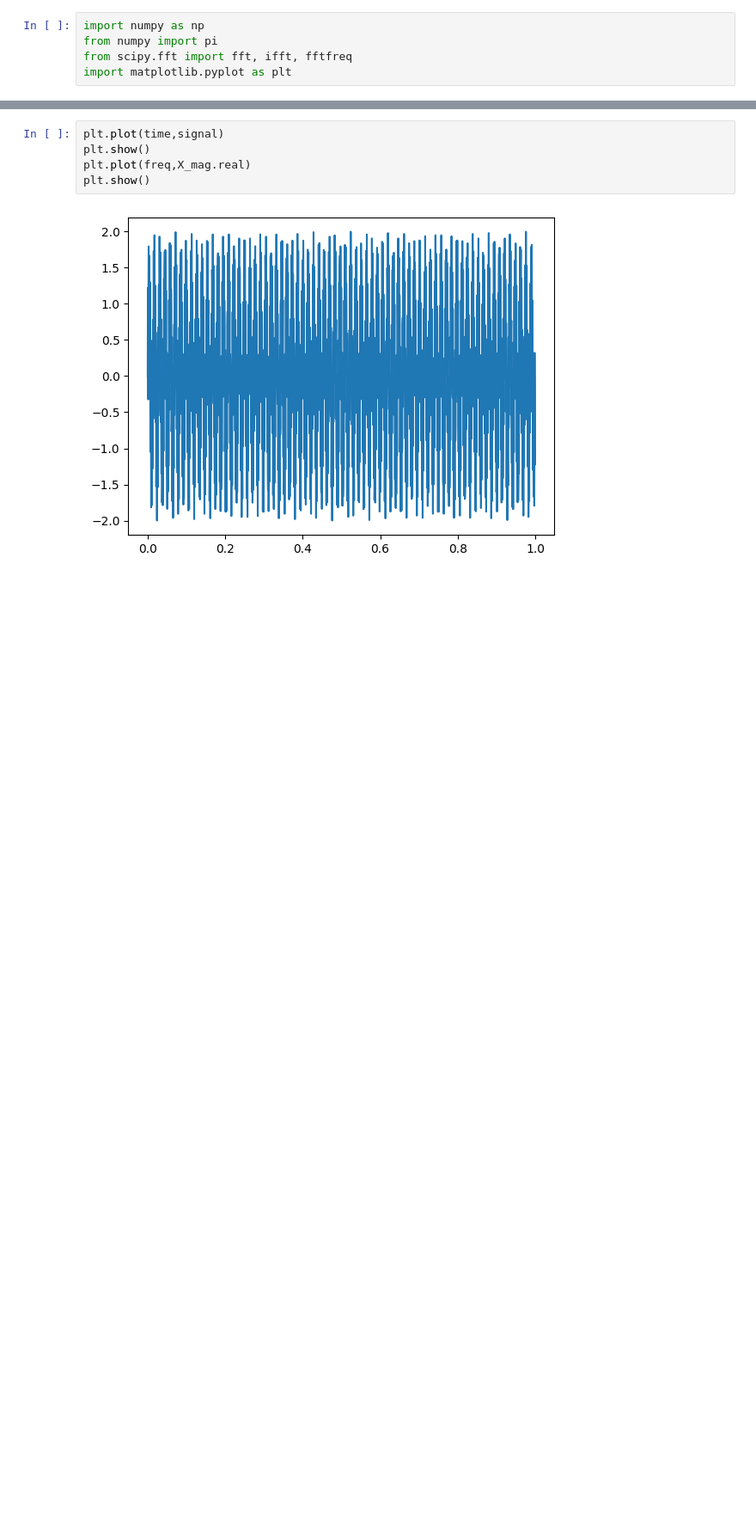
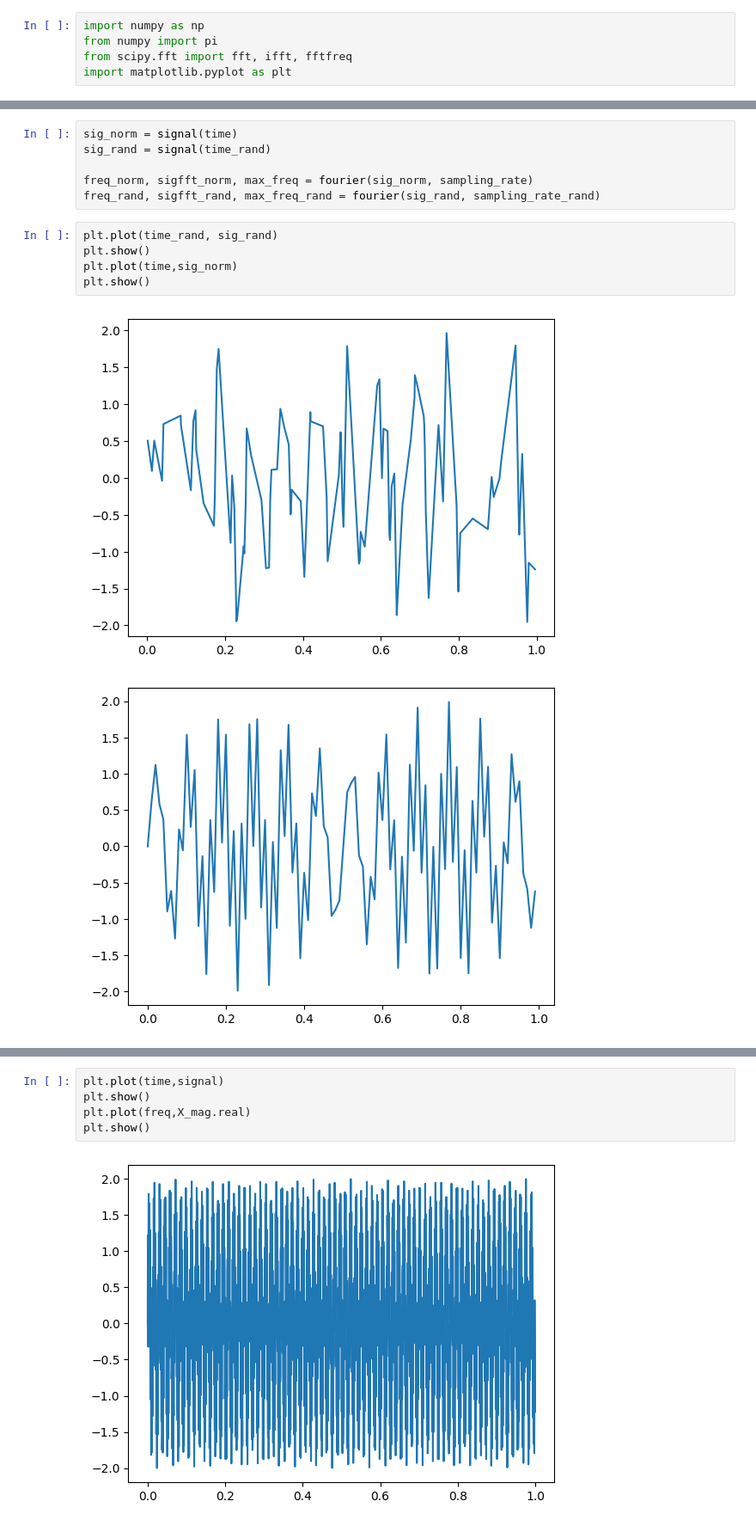
Before and after one commit to LorenzoJoquino/Physics215Project_CompSensGroup, a Jupyter notebook: test.ipynb, the cells around one changed output, grey strips where cells are left out. Shown: that part at 86% size. Cells and saved outputs as stored; diff of their text form; blank space fills up the shorter version.

```diff
--- a/test.ipynb
+++ b/test.ipynb
@@ -19,0 +41,14 @@ signal_random = [1]
+# %%
+sig_norm = signal(time)
+sig_rand = signal(time_rand)
+
+freq_norm, sigfft_norm, max_freq = fourier(sig_norm, sampling_rate)
+freq_rand, sigfft_rand, max_freq_rand = fourier(sig_rand, sampling_rate_rand)
+# %%
+plt.plot(time_rand, sig_rand)
+plt.show()
+plt.plot(time,sig_norm)
+plt.show()
+# %% [output]
+[figure, added]
+[figure, added]
```
Also changed, not shown: parts of 5 cells of this notebook, 2 other files.
